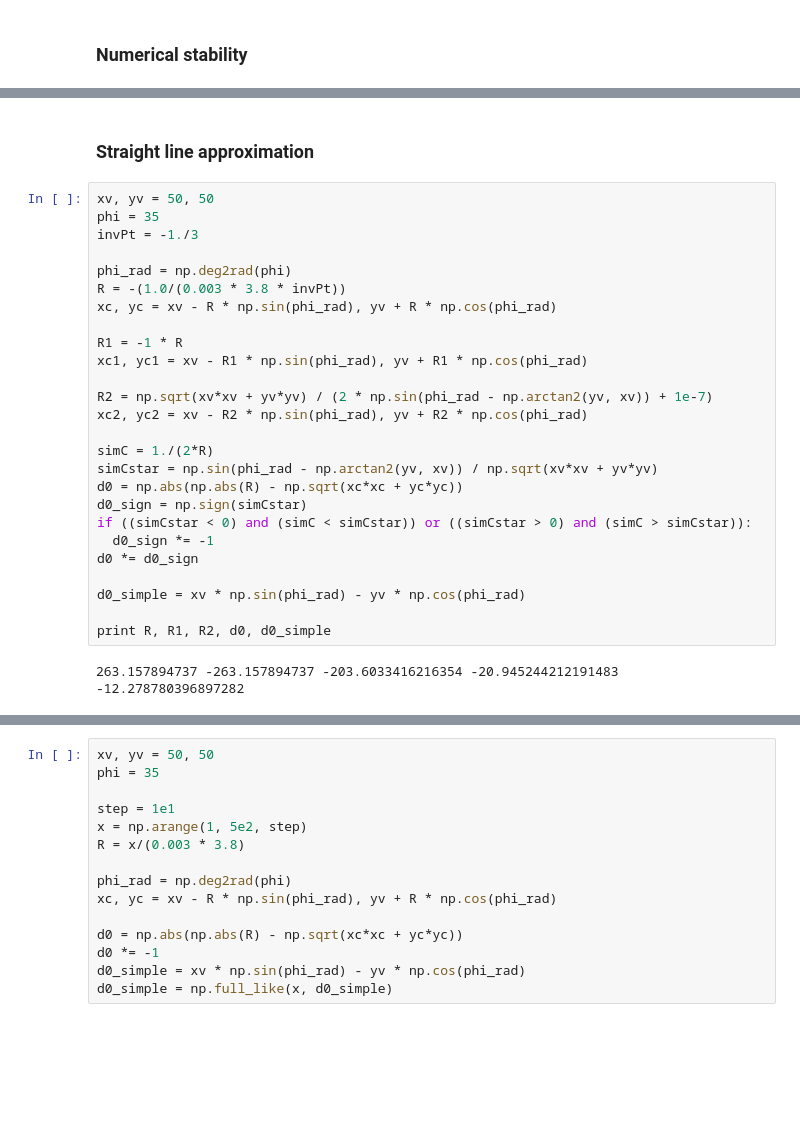
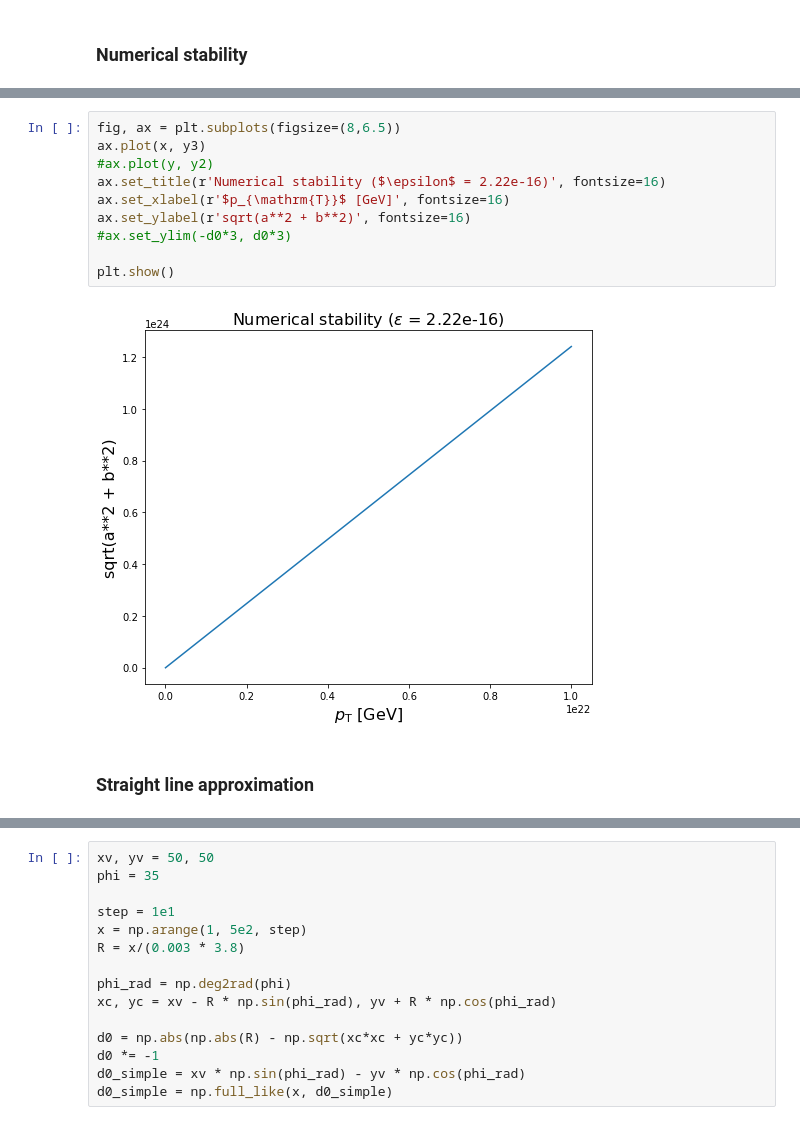
Before and after one commit to srosenzweig09/L1TMuonSimulationsMar2017, a Jupyter notebook: Analyzers/test8/sign_of_d0.ipynb, the cells around one changed output, grey strips where cells are left out. Cells and saved outputs as stored; diff of their text form; blank space fills up the shorter version.

Commit message:
Update test8/sign_of_d0.ipynb [2]

```diff
--- a/Analyzers/test8/sign_of_d0.ipynb
+++ b/Analyzers/test8/sign_of_d0.ipynb
@@ -413,30 +434,14 @@ plt.show()
+# %%
+fig, ax = plt.subplots(figsize=(8,6.5))
+ax.plot(x, y3)
+#ax.plot(y, y2)
+ax.set_title(r'Numerical stability ($\epsilon$ = 2.22e-16)', fontsize=16)
+ax.set_xlabel(r'$p_{\mathrm{T}}$ [GeV]', fontsize=16)
+ax.set_ylabel(r'sqrt(a**2 + b**2)', fontsize=16)
+#ax.set_ylim(-d0*3, d0*3)
+
+plt.show()
+# %% [output]
+[figure, added]
 # %% [markdown]
 ### Straight line approximation
-# %%
-xv, yv = 50, 50
-phi = 35
-invPt = -1./3
-
-phi_rad = np.deg2rad(phi)
-R = -(1.0/(0.003 * 3.8 * invPt))
-xc, yc = xv - R * np.sin(phi_rad), yv + R * np.cos(phi_rad)
-
-R1 = -1 * R
-xc1, yc1 = xv - R1 * np.sin(phi_rad), yv + R1 * np.cos(phi_rad)
-
-R2 = np.sqrt(xv*xv + yv*yv) / (2 * np.sin(phi_rad - np.arctan2(yv, xv)) + 1e-7)
-xc2, yc2 = xv - R2 * np.sin(phi_rad), yv + R2 * np.cos(phi_rad)
-
-simC = 1./(2*R)
-simCstar = np.sin(phi_rad - np.arctan2(yv, xv)) / np.sqrt(xv*xv + yv*yv)
-d0 = np.abs(np.abs(R) - np.sqrt(xc*xc + yc*yc))
-d0_sign = np.sign(simCstar)
-if ((simCstar < 0) and (simC < simCstar)) or ((simCstar > 0) and (simC > simCstar)):
-  d0_sign *= -1
-d0 *= d0_sign
-
-d0_simple = xv * np.sin(phi_rad) - yv * np.cos(phi_rad)
-
-print R, R1, R2, d0, d0_simple
-# %% [output]
-263.157894737 -263.157894737 -203.6033416216354 -20.945244212191483 -12.278780396897282
```
Also changed, not shown: parts of 20 cells of this notebook.
